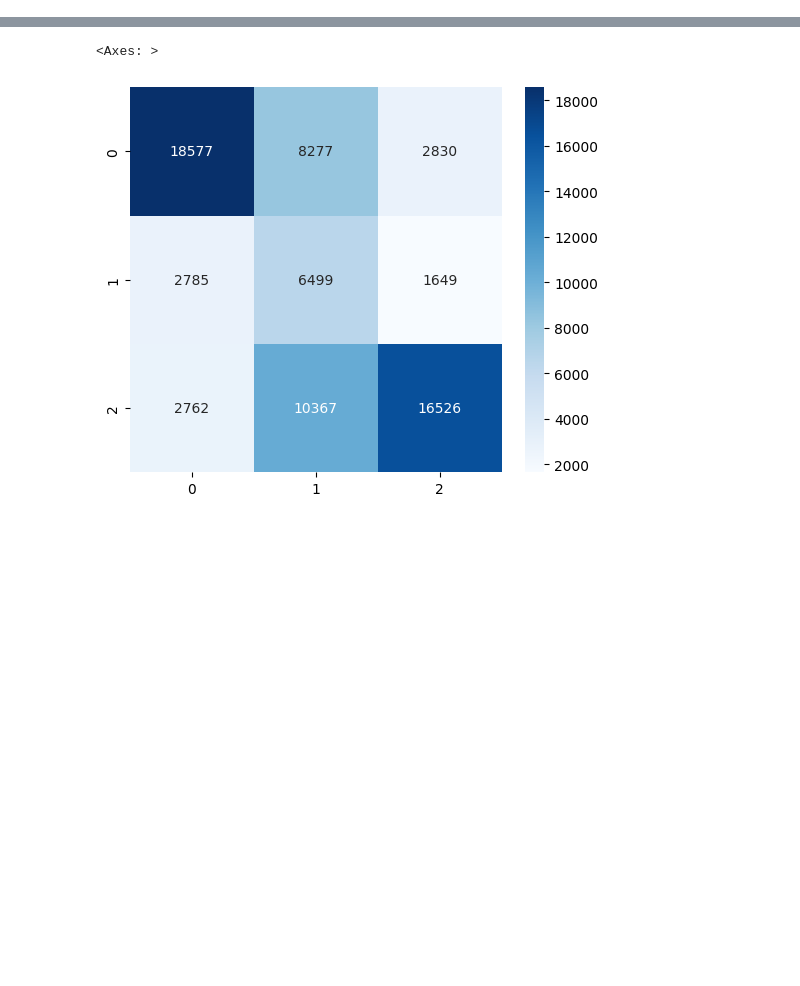
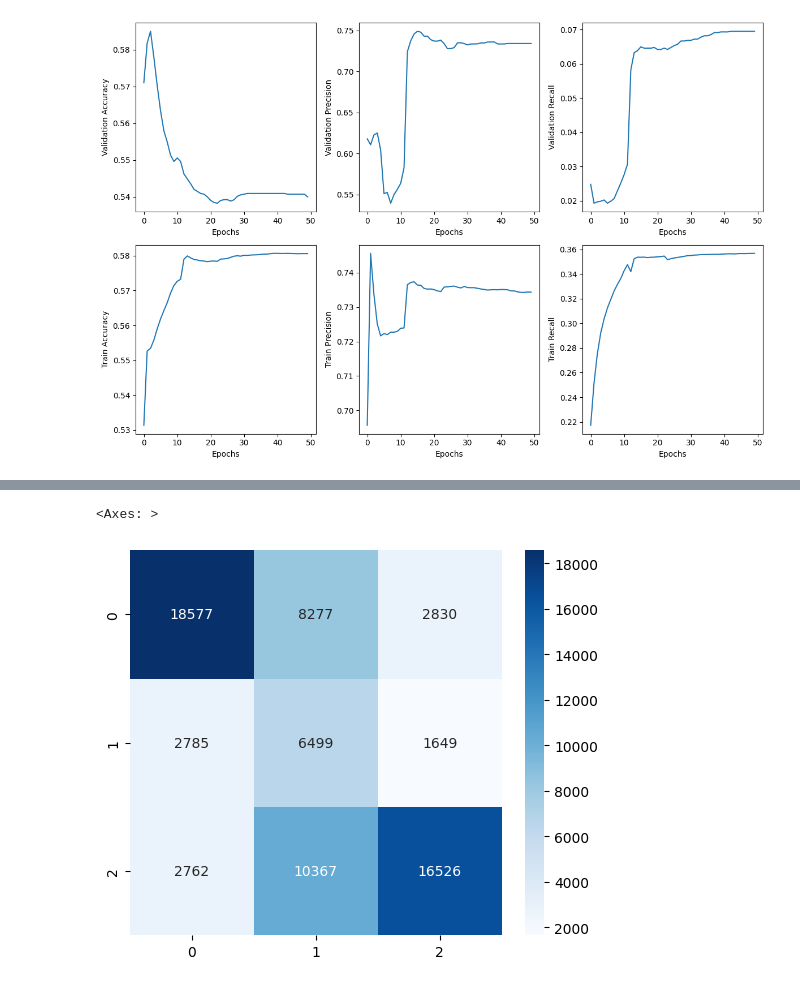
Before and after one commit to hjyang8182/diss_model_building, a Jupyter notebook: notebooks/visualize_results.ipynb, the cells around one changed output, grey strips where cells are left out. Cells and saved outputs as stored; diff of their text form; code cells hidden in the pictures; blank space fills up the shorter version.

```diff
--- a/notebooks/visualize_results.ipynb
+++ b/notebooks/visualize_results.ipynb
@@ -11,0 +64,4 @@ TypeError: split_train_valid_test() missing 3 required positional arguments: 'da
+# %%
+predict.plot_history('spo2_cnn_1d_model')
+# %% [output]
+[figure, added]
```
Also changed, not shown: parts of 16 cells of this notebook, 41 other files.
